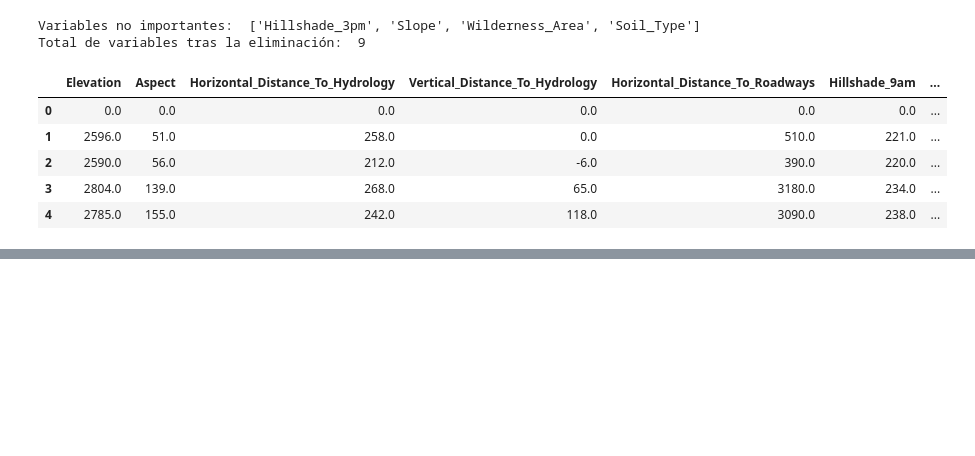
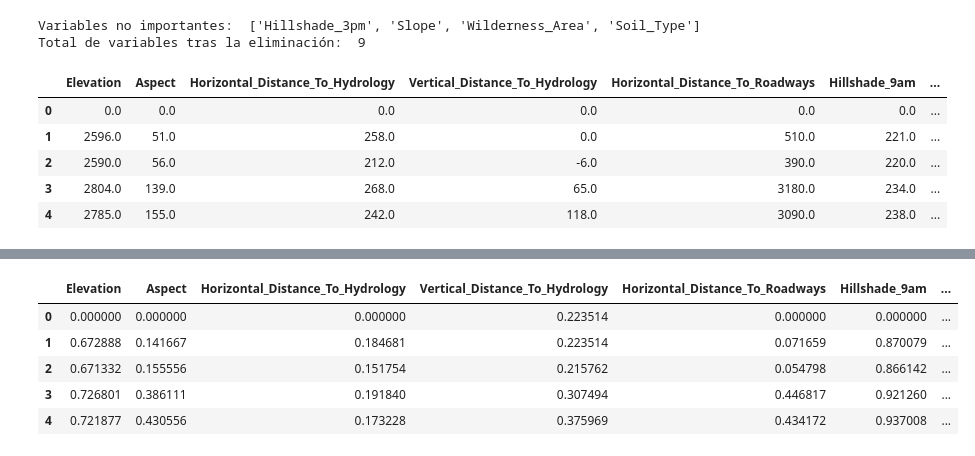
Before and after one commit to clauloro/Examen_eda, a Jupyter notebook: examen.ipynb, the cells around one changed output, grey strips where cells are left out. Saved outputs shown, nothing was run; the diff lists cells and outputs as text; code cells hidden in the pictures; blank space fills up the shorter version.

```diff
--- a/examen.ipynb
+++ b/examen.ipynb
@@ -207,0 +234,18 @@ df_bosque_f2.head()
+# %%
+# Normalización de variables de entrada (X)
+scaler = MinMaxScaler()
+df_selected_scaled = pd.DataFrame(scaler.fit_transform(df_f2),
+                                   columns=df_f2.columns)
+
+# Convertir variable objetivo a valores numéricos entre 0 y número de clases - 1
+df_selected_scaled['Cover_Type'] = pd.factorize(df_f2['Cover_Type'])[0]
+
+# Mostrar el dataset normalizado
+df_selected_scaled.head()
+# %% [output]
+|  | Elevation | Aspect | Horizontal_Distance_To_Hydrology | Vertical_Distance_To_Hydrology | Horizontal_Distance_To_Roadways | Hillshade_9am | ... |
+| 0 | 0.000000 | 0.000000 | 0.000000 | 0.223514 | 0.000000 | 0.000000 | ... |
+| 1 | 0.672888 | 0.141667 | 0.184681 | 0.223514 | 0.071659 | 0.870079 | ... |
+| 2 | 0.671332 | 0.155556 | 0.151754 | 0.215762 | 0.054798 | 0.866142 | ... |
+| 3 | 0.726801 | 0.386111 | 0.191840 | 0.307494 | 0.446817 | 0.921260 | ... |
+| 4 | 0.721877 | 0.430556 | 0.173228 | 0.375969 | 0.434172 | 0.937008 | ... |
```
Also changed, not shown: parts of 13 cells of this notebook.
